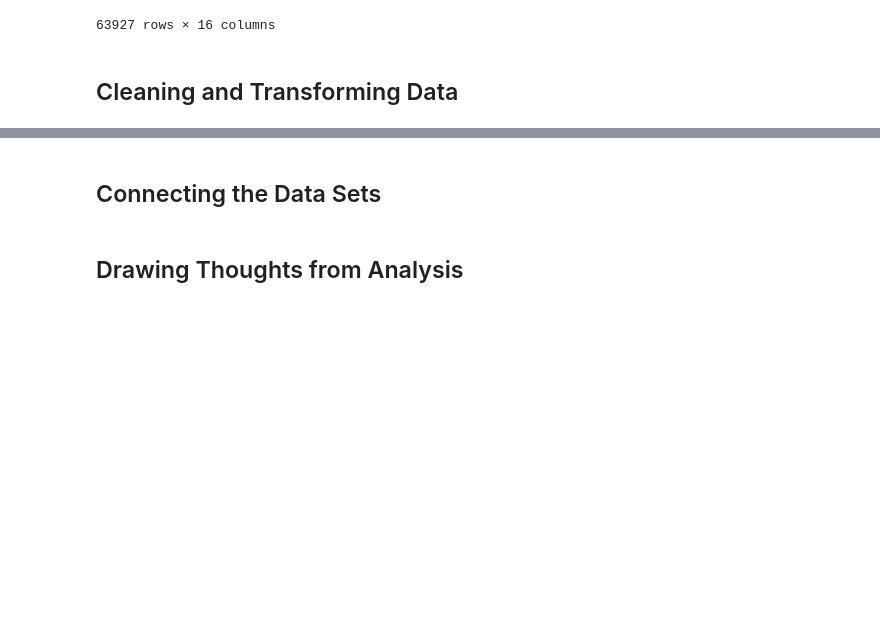
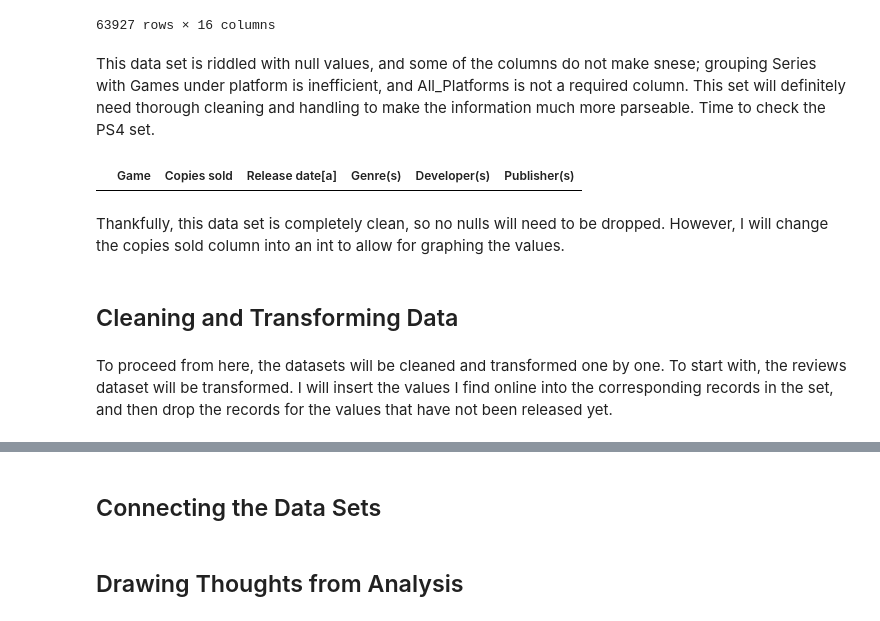
Before and after one commit to Rayan-Arshed/Data-Pipeline-Assessment-Video-Game-Data, a Jupyter notebook: Data-Pipeline-Assessment.ipynb, the cells around one changed output, grey strips where cells are left out. Saved outputs shown, nothing was run; the diff lists cells and outputs as text; code cells hidden in the pictures; blank space fills up the shorter version.

```diff
--- a/Data-Pipeline-Assessment.ipynb
+++ b/Data-Pipeline-Assessment.ipynb
@@ -165,5 +194,15 @@ df_sales[df_sales.isna().any(axis=1)]
 | 63925 | 63926 | Zoo Tycoon: Ultimate Animal Colle... | XOne | NaN | NaN | Microsoft Studios | Frontier Developments | NaN | NaN | ... |
 | 63926 | 63927 | Zoo Tycoon: Ultimate Animal Colle... | PC | NaN | NaN | THQ Nordic | Frontier Developments | NaN | NaN | ... |
 63927 rows × 16 columns
+# %% [markdown]
+This data set is riddled with null values, and some of the columns do not make snese; grouping Series with Games under platform is inefficient, and All_Platforms is not a required column. This set will definitely need thorough cleaning and handling to make the information much more parseable. Time to check the PS4 set.
+# %%
+df_ps4[df_ps4.isna().any(axis=1)]
+# %% [output]
+|  | Game | Copies sold | Release date[a] | Genre(s) | Developer(s) | Publisher(s) |
+# %% [markdown]
+Thankfully, this data set is completely clean, so no nulls will need to be dropped. However, I will change the copies sold column into an int to allow for graphing the values.
 # %% [markdown]
 ## Cleaning and Transforming Data
+# %% [markdown]
+To proceed from here, the datasets will be cleaned and transformed one by one. To start with, the reviews dataset will be transformed. I will insert the values I find online into the corresponding records in the set, and then drop the records for the values that have not been released yet.
```
Also changed, not shown: parts of 16 cells of this notebook, 1 other file.
